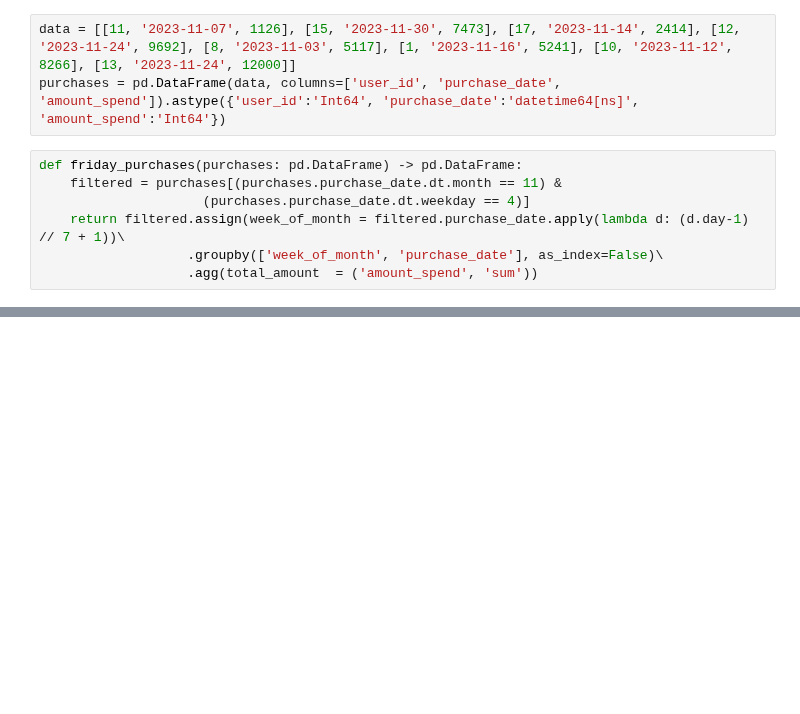
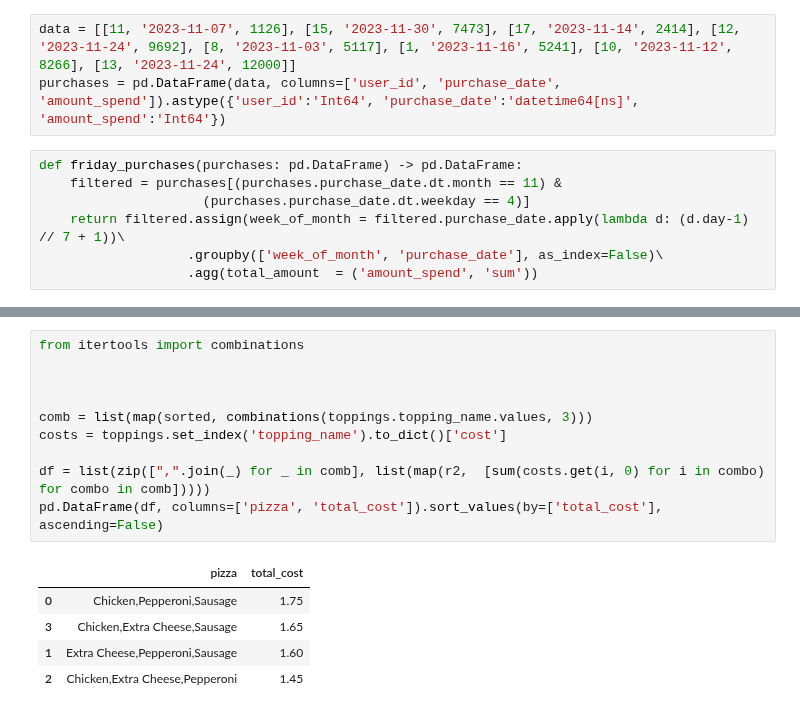
Before and after one commit to aleks-haksly/leetcode, a Jupyter notebook: pandas_postgres/pandas_postgres_medium.ipynb, the cells around one changed output, grey strips where cells are left out. Saved outputs shown, nothing was run; the diff lists cells and outputs as text; blank space fills up the shorter version.

```diff
--- a/pandas_postgres/pandas_postgres_medium.ipynb
+++ b/pandas_postgres/pandas_postgres_medium.ipynb
@@ -3003,0 +3031,16 @@ def friday_purchases(purchases: pd.DataFrame) -> pd.DataFrame:
+# %%
+from itertools import combinations
+
+
+
+comb = list(map(sorted, combinations(toppings.topping_name.values, 3)))
+costs = toppings.set_index('topping_name').to_dict()['cost']
+
+df = list(zip([",".join(_) for _ in comb], list(map(r2,  [sum(costs.get(i, 0) for i in combo) for combo in comb]))))
+pd.DataFrame(df, columns=['pizza', 'total_cost']).sort_values(by=['total_cost'], ascending=False)
+# %% [output]
+|  | pizza | total_cost |
+| 0 | Chicken,Pepperoni,Sausage | 1.75 |
+| 3 | Chicken,Extra Cheese,Sausage | 1.65 |
+| 1 | Extra Cheese,Pepperoni,Sausage | 1.60 |
+| 2 | Chicken,Extra Cheese,Pepperoni | 1.45 |
```
Also changed, not shown: parts of 4 cells of this notebook.
